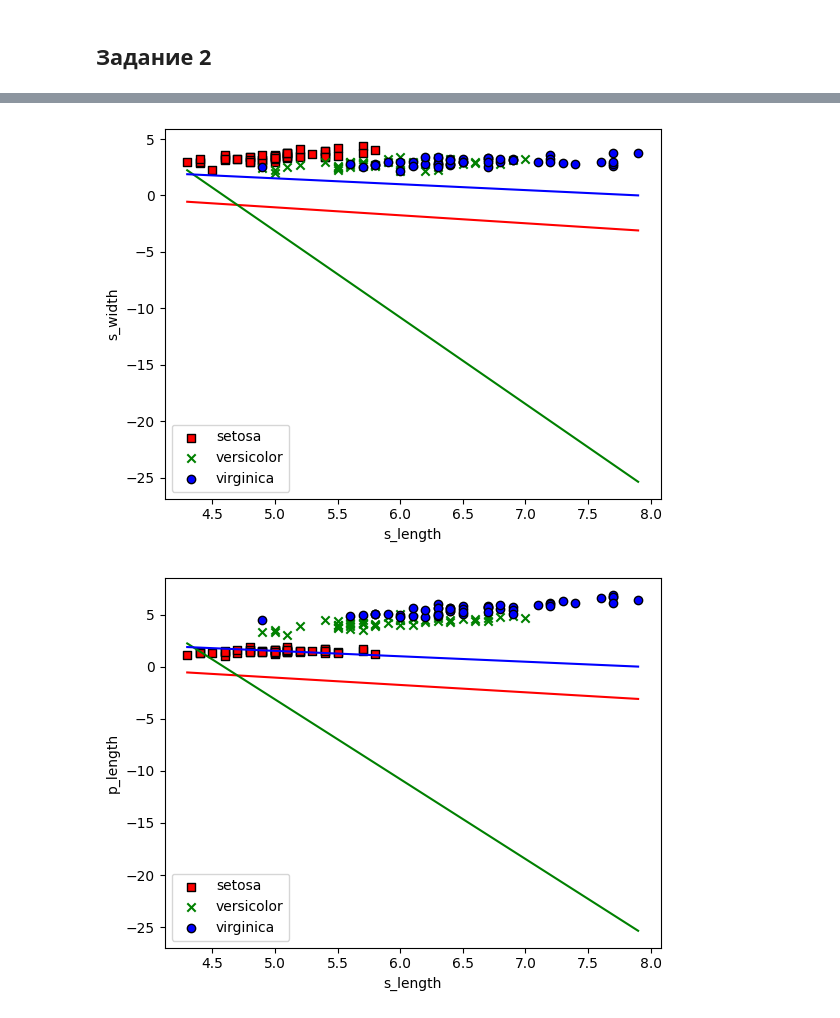
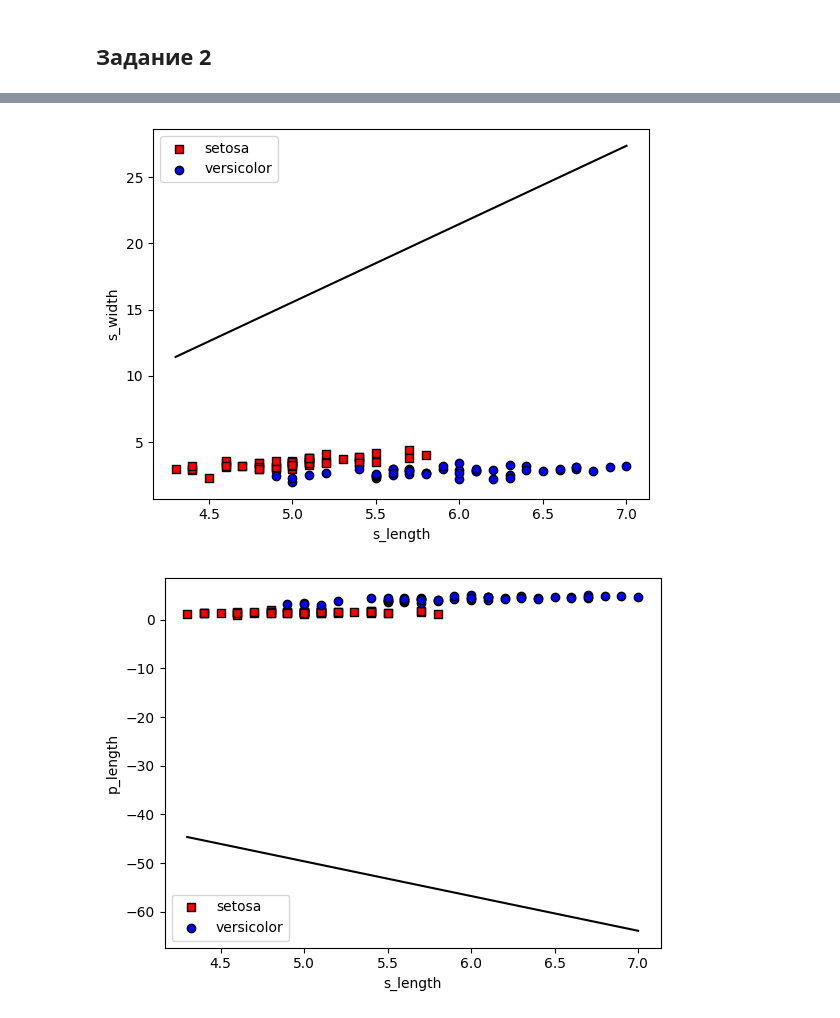
Before and after one commit to HerrPhoton/Theory-of-statistical-solutions, a Jupyter notebook: lab1.ipynb, the cells around one changed output, grey strips where cells are left out. Cells and saved outputs as stored; diff of their text form; code cells hidden in the pictures.

```diff
--- a/lab1.ipynb
+++ b/lab1.ipynb
@@ -67,9 +130,12 @@ draw_pairplot()
+# %%
+X = df[full_df['species'] != 'virginica']
+Y = iris.target[full_df['species'] != 'virginica']
 # %%
 def show_distrib(x, y, xlabel, ylabel):
 
     ax = plt.axes()
 
-    for l, c, m in zip(iris.target.unique(), ['r','g','b'], ['s', 'x', 'o']):
+    for l, c, m in zip(iris.target.unique(), ['r','b'], ['s', 'o']):
 
         ax.scatter(x[iris.target == l], y[iris.target == l], \
             c = c, marker = m, label = iris.target_names[l], edgecolors = 'black')
@@ -99,0 +148,17 @@ plt.show()
+# %%
+lda = LinearDiscriminantAnalysis().fit(X, Y)
+cols = list(X.columns.values)
+
+col1 = 's_length'
+col2 = 's_width'
+
+ax = show_distrib(X[col1], X[col2], col1, col2)
+x = np.array([X[col1].min(axis = 0), X[col1].max(axis = 0)])
+
+coef = lda.coef_[0]
+
+y = [(-coef[0]*X[:, 0].min() - lda.intercept_)/coef[1],
+          (-coef[0]*X[:, 0].max() - lda.intercept_)/coef[1]]
+ax.plot(x, y, c = 'black')
+
+plt.show()
@@ -100,20 +167,19 @@ plt.show()
 # %%
-cols = list(df.columns.values)
+lda = LinearDiscriminantAnalysis().fit(X, Y)
+cols = list(X.columns.values)
 
 for col1, col2 in combinations(cols, 2):
-    ax = show_distrib(df[col1], df[col2], col1, col2)
+    ax = show_distrib(X[col1], X[col2], col1, col2)
 
-    qda = QuadraticDiscriminantAnalysis()
-    qda.fit(df[[col1, col2]], iris.target)
+    x = np.array([X[col1].min(axis = 0), X[col1].max(axis = 0)])
+    coefs = lda.coef_[0]
+    b = lda.intercept_[0]
 
-    x = np.linspace(np.min(df[col1], axis = 0), np.max(df[col1], axis = 0), len(df[col1]))
-
-    for i, c in enumerate(['r','g','b']):
-        b, w1, w2 = lda.intercept_[i], lda.coef_[i][0], lda.coef_[i][1]
-        y = -(b + x * w1) / w2
-        ax.plot(x, y, c = c)
+    w1, w2 = coefs[cols.index(col1)], coefs[cols.index(col2)]
+    y = -(x * w2 / w1 + b)
+    ax.plot(x, y, c = 'black')
 
     plt.show()
 # %% [output]
-[figure, old version]
+[figure, new version]
-[figure, old version]
+[figure, new version]
```
Also changed, not shown: parts of 19 cells of this notebook.
